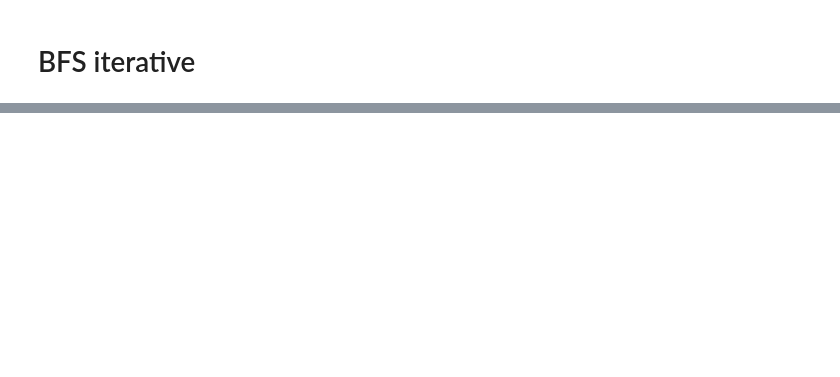
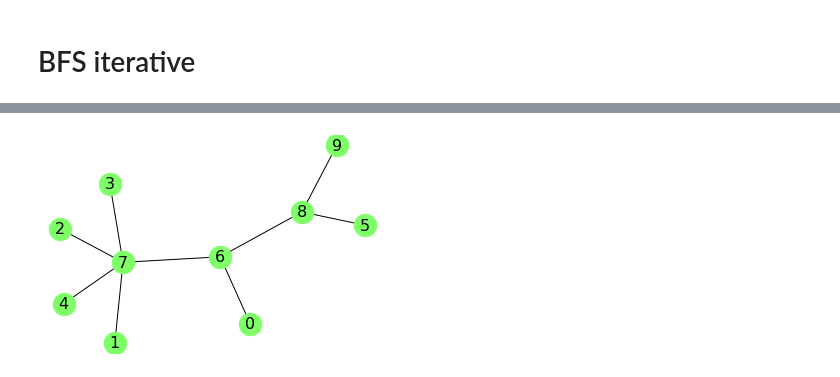
Before and after one commit to eytanohana/Graph-Algorithms, a Jupyter notebook: BFS.ipynb, the cells around one changed output, grey strips where cells are left out. Saved outputs shown, nothing was run; the diff lists cells and outputs as text; code cells hidden in the pictures; blank space fills up the shorter version.

```diff
--- a/BFS.ipynb
+++ b/BFS.ipynb
@@ -44,0 +63,5 @@ draw_graph(G)
+# %%
+clear_marks(G)
+draw_graph(G)
+# %% [output]
+[figure, added]
```
Also changed, not shown: parts of 7 cells of this notebook.
